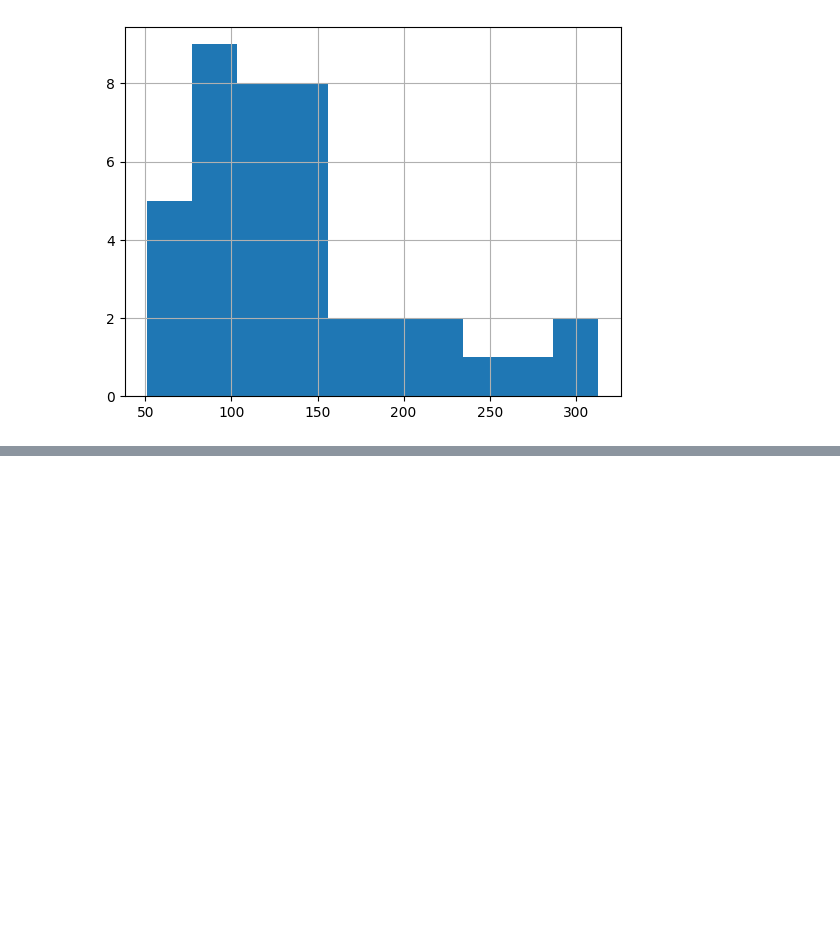
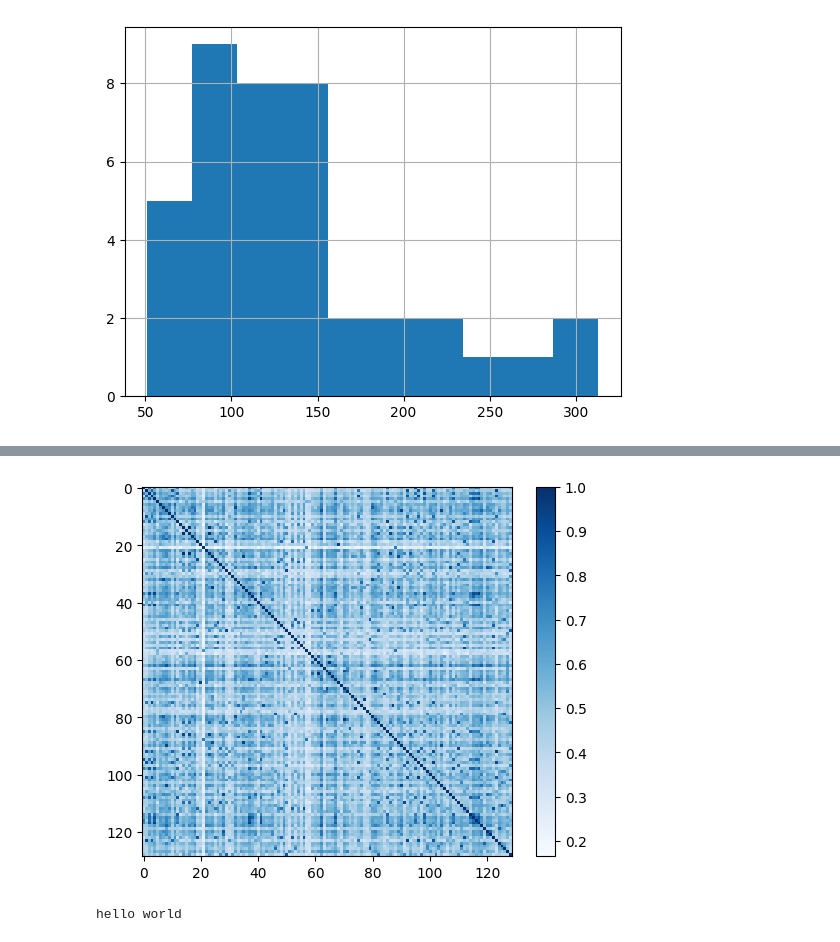
Before and after one commit to brandonstarxel/semantic-chunker, a Jupyter notebook: notebooks/lab_book.ipynb, the cells around one changed output, grey strips where cells are left out. Cells and saved outputs as stored; diff of their text form; code cells hidden in the pictures; blank space fills up the shorter version.

```diff
--- a/notebooks/lab_book.ipynb
+++ b/notebooks/lab_book.ipynb
@@ -1534,0 +1945,19 @@ questions_df['index_difference'].hist()
+# %%
+questions_references = []
+# %%
+import json
+import random
+
+# for i in range(100):
+i = -1
+while True:
+    i += 1
+    while True:
+        try:
+            print(f"Trying Question {i}")
+            question, references = extract_question_and_references(data, "This is a transcribed segment from President Biden's State of the Union Address.", 1800)
+            questions_references.append((question, references))
+            break
+        except (ValueError, json.JSONDecodeError) as e:
+            print(f"Error occurred: {e}")
+            continue
@@ -1534,0 +1983,40 @@ questions_df['index_difference'].hist()
+# %%
+from openai import OpenAI
+import os
+
+OPENAI_API_KEY = os.getenv('OPENAI_CHROMA_API_KEY')
+client = OpenAI(api_key=OPENAI_API_KEY)
+
+docs = [x[0] for x in questions_references]
+
+response = client.embeddings.create(
+    input=docs,
+    model="text-embedding-3-large"
+)
+
+import numpy as np
+
+N = len(docs)
+
+similarity_matrix = None
+embedding_matrix = np.zeros((N, len(response.data[0].embedding)))
+
+for i, embedding_obj in enumerate(response.data):
+    embedding = np.array(embedding_obj.embedding)
+    embedding_matrix[i] = embedding
+
+similarity_matrix = np.dot(embedding_matrix, embedding_matrix.T)
+
+import numpy as np
+import matplotlib.pyplot as plt
+
+# Display the similarity matrix
+plt.imshow(similarity_matrix, cmap='Blues', interpolation='nearest')
+plt.colorbar()
+plt.show()
+# %% [output]
+[figure, added]
+# %%
+print("hello world")
+# %% [output]
+hello world
```
Also changed, not shown: parts of 64 cells of this notebook, 12 other files.
